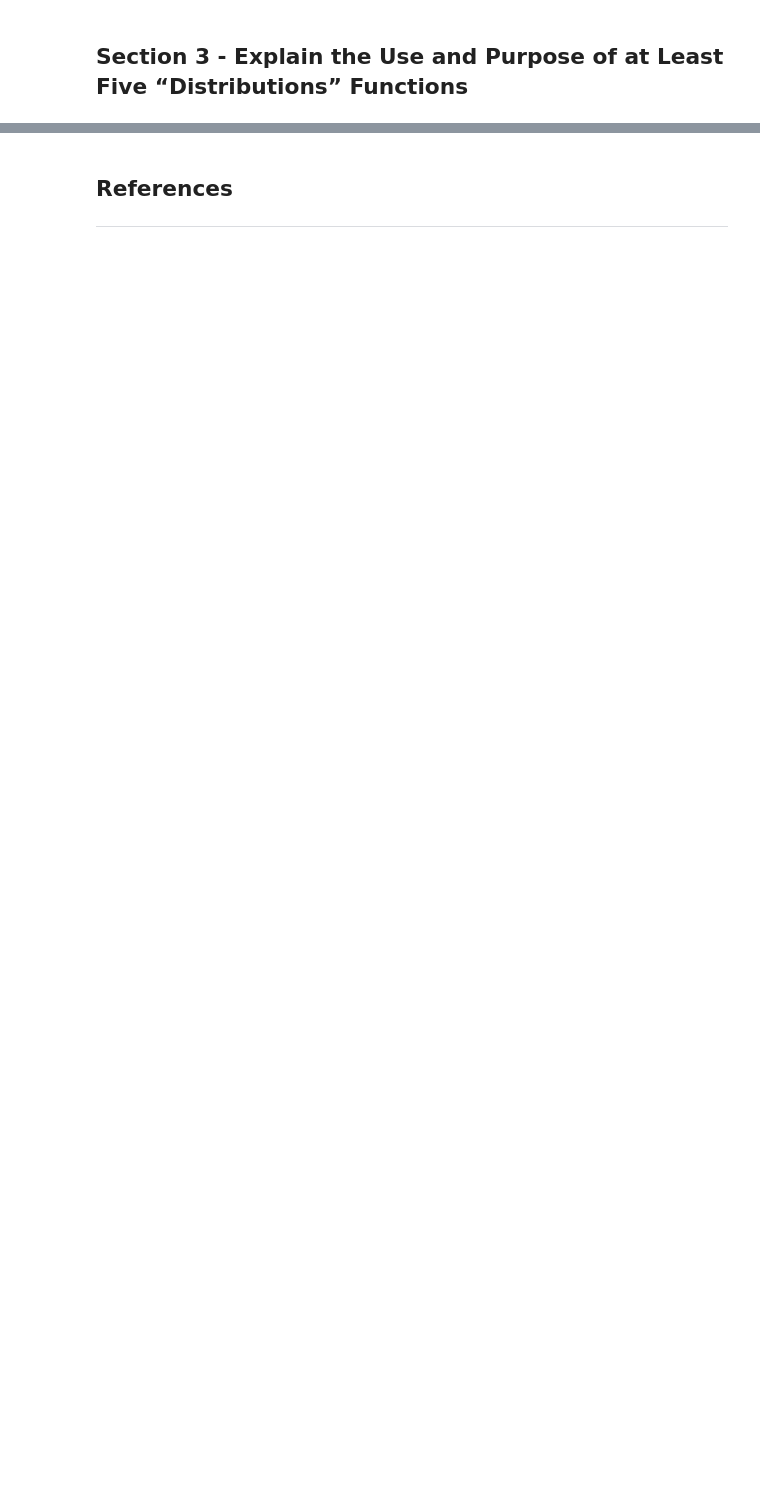
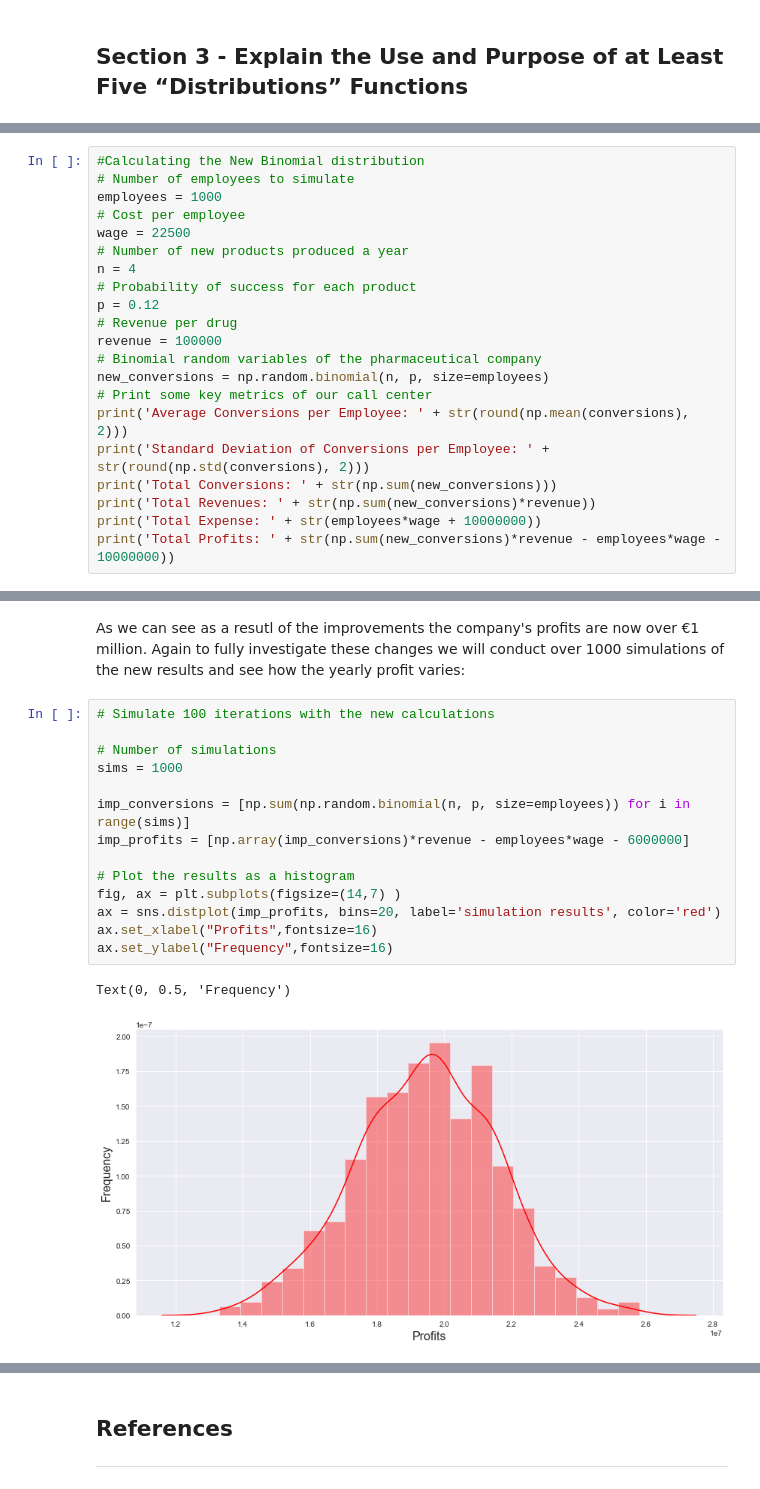
Before and after one commit to JPLee01/Programming_for_Data_Analysis-Assignment, a Jupyter notebook: Programming_for_Data_Analysis-Assignment.ipynb, the cells around one changed output, grey strips where cells are left out. Drawn from its saved outputs; the diff is of its cells as text; blank space fills up the shorter version.

```diff
--- a/Programming_for_Data_Analysis-Assignment.ipynb
+++ b/Programming_for_Data_Analysis-Assignment.ipynb
@@ -416,0 +565,21 @@ array([11, 44,  7,  2,  3])
+# %%
+#Calculating the New Binomial distribution
+# Number of employees to simulate
+employees = 1000
+# Cost per employee
+wage = 22500
+# Number of new products produced a year
+n = 4
+# Probability of success for each product
+p = 0.12
+# Revenue per drug
+revenue = 100000
+# Binomial random variables of the pharmaceutical company
+new_conversions = np.random.binomial(n, p, size=employees)
+# Print some key metrics of our call center
+print('Average Conversions per Employee: ' + str(round(np.mean(conversions), 2)))
+print('Standard Deviation of Conversions per Employee: ' + str(round(np.std(conversions), 2)))
+print('Total Conversions: ' + str(np.sum(new_conversions)))
+print('Total Revenues: ' + str(np.sum(new_conversions)*revenue))
+print('Total Expense: ' + str(employees*wage + 10000000))
+print('Total Profits: ' + str(np.sum(new_conversions)*revenue - employees*wage - 10000000))
@@ -416,0 +593,19 @@ array([11, 44,  7,  2,  3])
+# %% [markdown]
+As we can see as a resutl of the improvements the company's profits are now over €1 million. Again to fully investigate these changes we will conduct over 1000 simulations of the new results and see how the yearly profit varies:
+# %%
+# Simulate 100 iterations with the new calculations
+
+# Number of simulations
+sims = 1000
+
+imp_conversions = [np.sum(np.random.binomial(n, p, size=employees)) for i in range(sims)]
+imp_profits = [np.array(imp_conversions)*revenue - employees*wage - 6000000]
+
+# Plot the results as a histogram
+fig, ax = plt.subplots(figsize=(14,7) )
+ax = sns.distplot(imp_profits, bins=20, label='simulation results', color='red')
+ax.set_xlabel("Profits",fontsize=16)
+ax.set_ylabel("Frequency",fontsize=16)
+# %% [output]
+Text(0, 0.5, 'Frequency')
+[figure, added]
```
Also changed, not shown: parts of 43 cells of this notebook.
